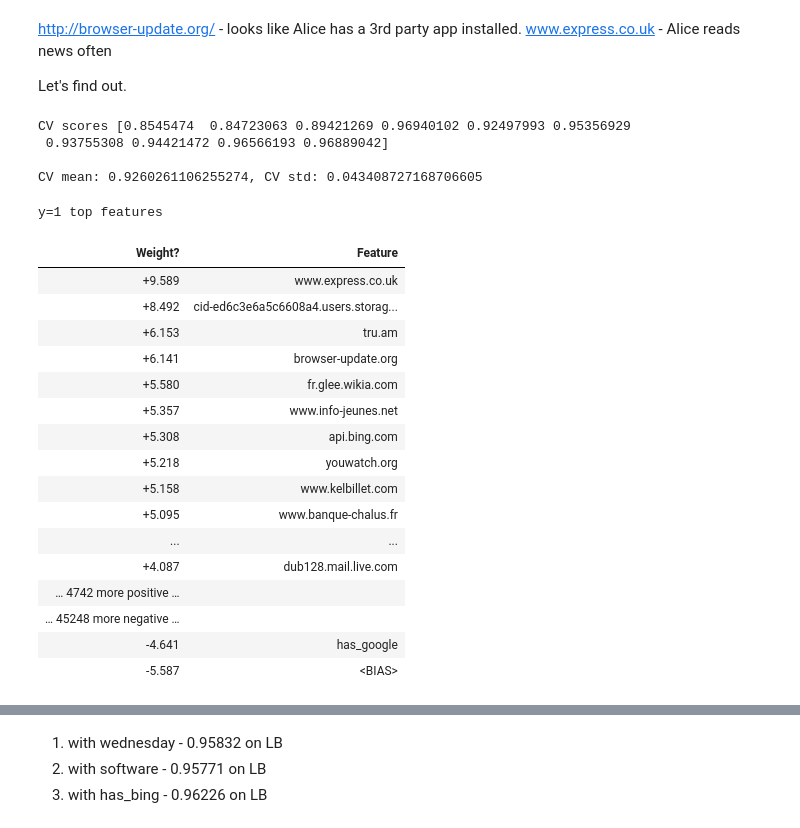
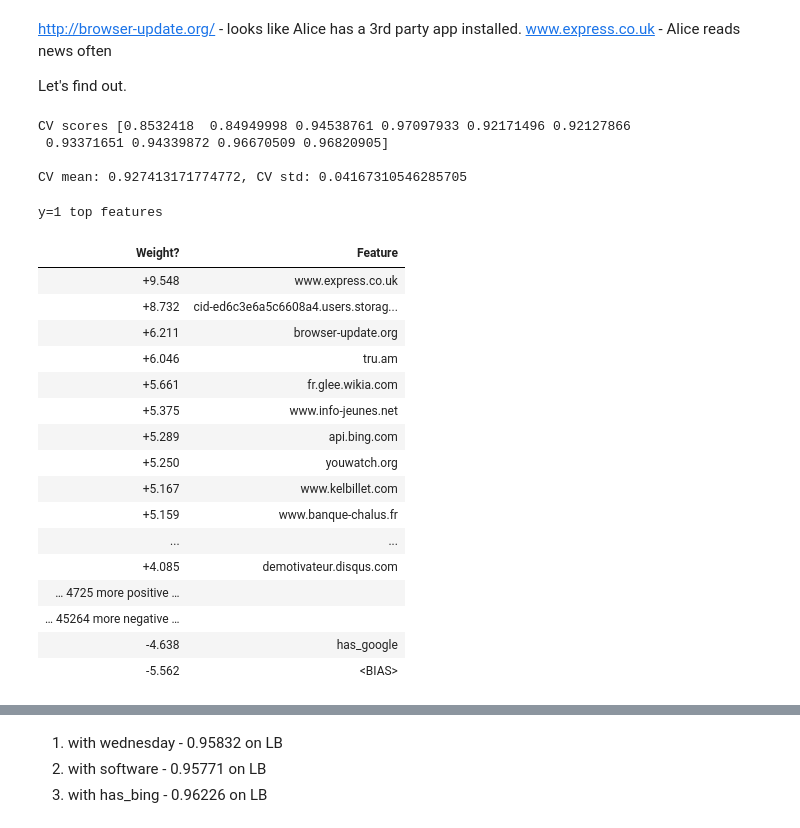
Before and after one commit to koolvn/mlcourse.ai, a Jupyter notebook: competitions/Time Aware Notebook.ipynb, the cells around one changed output, grey strips where cells are left out. Drawn from its saved outputs; the diff is of its cells as text; code cells hidden in the pictures.

Commit message:
Alice. Got 0.96247 ON LB

```diff
--- a/competitions/Time Aware Notebook.ipynb
+++ b/competitions/Time Aware Notebook.ipynb
@@ -333,6 +337,7 @@ def add_features(times, sites, X_sparse, top_alice_sites):
     vk_ids = []
     msft_ids = []
     bing_ids = []
+    unknown_ids = []
 
     for key in list(site_dict.keys()):
         if 'facebook' in key:
@@ -345,10 +350,11 @@ def add_features(times, sites, X_sparse, top_alice_sites):
             france_ids.append(site_dict[key])
         if 'vk.com' in key or 'vk.ru' in key:
             vk_ids.append(site_dict[key])
-        if 'storage.live' in key:
+        if 'storage.live' in key or '.live.com' in key or 'fr.msn.com' in key:
             msft_ids.append(site_dict[key])
-        if 'bing.com' in key:
+        if 'www.bing.com' in key:
             bing_ids.append(site_dict[key])
+
 
 
     sites_dict.loc[top_alice_sites.index]
@@ -371,7 +377,8 @@ def add_features(times, sites, X_sparse, top_alice_sites):
     fr_domains = scaler.fit_transform(fr_domains)
 #     fr_domains = sites.isin(france_ids).astype('int').sum(axis=1).astype('bool').astype('int').values.reshape(-1, 1)
     msft_usage = sites.isin(msft_ids).astype('int').sum(axis=1).astype('bool').astype('int').values.reshape(-1, 1)
-    start_bing = sites['site1'].isin(bing_ids).astype('int').values.reshape(-1, 1)
+    start_bing = sites[['site1', 'site2', 'site3']].isin(bing_ids).astype('int').sum(axis=1).astype('bool').astype('int').values.reshape(-1, 1)
+
 
     # stacking matrix
     objects_to_hstack = [X_sparse, morning, day, evening, night, durations,
@@ -392,6 +399,7 @@ def add_features(times, sites, X_sparse, top_alice_sites):
                          has_facebook,
                          may,
                          october,
+                         start_bing,
                         ]
 
     feature_names = ['morning', 'day','evening', 'night', 'durations',
@@ -412,6 +420,7 @@ def add_features(times, sites, X_sparse, top_alice_sites):
                      'has_facebook',
                      'may',
                      'october',
+                     'start_bing',
                     ]
 
     X = hstack(objects_to_hstack)
@@ -508,10 +514,10 @@ Leaderboard score = 0.96215
 %%time
 logit = LogisticRegression(random_state=SEED, solver='liblinear')
 
-params = {'C': np.logspace(0, 1.05, 10), 'tol': [BEST_LOGIT_TOL]}#np.linspace(0.1, 0.001, 10)}
+# params = {'C': np.logspace(0, 1.05, 10), 'tol': np.linspace(0.1, 0.0001, 10)}
 
-# params = {'C': [BEST_LOGIT_C],
-#           'tol': [BEST_LOGIT_TOL]}
+params = {'C': [BEST_LOGIT_C],#, 2.2387211385683394, 2.9286445646252366],
+          'tol': [BEST_LOGIT_TOL]}#,0.055600000000000004]}
 
 
 logit_grid_searcher = GridSearchCV(estimator=logit, param_grid=params,
@@ -654,6 +659,8 @@ def add_features(times, sites, X_sparse, top_alice_sites):
     bing_ids = []
     software_ids = []
     alice_top_ids = []
+    wiki_ids =[]
+
 
     for key in list(site_dict.keys()):
         if 'facebook' in key:
@@ -666,15 +673,17 @@ def add_features(times, sites, X_sparse, top_alice_sites):
             france_ids.append(site_dict[key])
         if 'vk.com' in key or 'vk.ru' in key:
             vk_ids.append(site_dict[key])
-        if 'storage.live' in key:
+        if 'storage.live' in key or '.live.com' in key:
             msft_ids.append(site_dict[key])
-        if 'bing.com' in key:
+        if 'www.bing.com' in key:
             bing_ids.append(site_dict[key])
         if 'news' in key or 'mail' in key or 'express' in key:
             software_ids.append(site_dict[key])
+        if 'wiki' in key:
+            wiki_ids.append(site_dict[key])
 
-        if 'www.google.fr' in key or 'www.youtube.com' in key or 's.youtube.com' in key or 'www.facebook.com' in key or 'i1.ytimg.com' in key:
-            alice_top_ids.append(site_dict[key])
+#         if 'www.google.fr' in key or 'www.youtube.com' in key or 's.youtube.com' in key or 'www.facebook.com' in key or 'i1.ytimg.com' in key:
+#             alice_top_ids.append(site_dict[key])
 
 
     sites_dict.loc[top_alice_sites.index]
@@ -703,6 +712,7 @@ def add_features(times, sites, X_sparse, top_alice_sites):
     has_software = sites.isin(sowftware_ids).astype('int').sum(axis=1).astype('bool').astype('int').values.reshape(-1, 1)
     has_alice_top = sites.isin(top_alice_ids).astype('int').sum(axis=1).values.reshape(-1, 1)
     has_alice_top = scaler.fit_transform(has_alice_top)
+    wiki = sites.isin(wiki_ids).astype('int').sum(axis=1).astype('bool').astype('int').values.reshape(-1, 1)
 
     # stacking matrix
     objects_to_hstack = [X_sparse, morning, day, evening, night,
@@ -713,7 +723,7 @@ def add_features(times, sites, X_sparse, top_alice_sites):
                          start_google,
                          start_youtube,
                          fr_domains,
-                         start_vk,
+#                          start_vk,
                          msft_usage,
                          summer,
 #                          week,
@@ -724,10 +734,11 @@ def add_features(times, sites, X_sparse, top_alice_sites):
                          has_facebook,
                          may,
                          october,
-                         wednesday,
+#                          wednesday,
 #                          has_software,
 #                          has_bing,
 #                          has_alice_top,
+                         wiki
 
                         ]
 
@@ -739,7 +750,7 @@ def add_features(times, sites, X_sparse, top_alice_sites):
                      'start_google',
                      'start_youtube',
                      'fr_domains',
-                     'start_vk',
+#                      'start_vk',
                      'msft_usage',
                      'summer',
 #                      'week',
@@ -750,10 +761,11 @@ def add_features(times, sites, X_sparse, top_alice_sites):
                      'has_facebook',
                      'may',
                      'october',
-                     'wednesday',
+#                      'wednesday',
 #                      'has_software',
 #                      'has_bing',
 #                      'has_alice_top',
+                     'wiki'
                     ]
 
     X = hstack(objects_to_hstack)
@@ -764,33 +776,34 @@ X_test, _ = add_features(test_times, test_sites, X_test_sites, top_alice_sites)
 # %%
 %%time
 cv_scores_tuned_new = train_and_predict(model=logit_grid_searcher.best_estimator_, X_train=X_train, y_train=y_train,
                                          X_test=X_test,
                                          site_feature_names=vectorizer.get_feature_names(),
                                          new_feature_names=new_feat_names,
                                          cv=time_split,
-                                         submission_file_name=pred_path + get_next_filename(filename)[0])
+                                         submission_file_name=pred_path + get_next_filename(filename)[0],
+                                         best_params=logit_grid_searcher.best_params_)
 # %% [output]
-CV scores [0.8545474  0.84723063 0.89421269 0.96940102 0.92497993 0.95356929
- 0.93755308 0.94421472 0.96566193 0.96889042]
+CV scores [0.8532418  0.84949998 0.94538761 0.97097933 0.92171496 0.92127866
+ 0.93371651 0.94339872 0.96670509 0.96820905]
 
-CV mean: 0.9260261106255274, CV std: 0.043408727168706605
+CV mean: 0.927413171774772, CV std: 0.04167310546285705
 y=1 top features
 | Weight? | Feature |
-| +9.589 | www.express.co.uk |
-| +8.492 | cid-ed6c3e6a5c6608a4.users.storag... |
-| +6.153 | tru.am |
-| +6.141 | browser-update.org |
-| +5.580 | fr.glee.wikia.com |
-| +5.357 | www.info-jeunes.net |
-| +5.308 | api.bing.com |
-| +5.218 | youwatch.org |
-| +5.158 | www.kelbillet.com |
-| +5.095 | www.banque-chalus.fr |
+| +9.548 | www.express.co.uk |
+| +8.732 | cid-ed6c3e6a5c6608a4.users.storag... |
+| +6.211 | browser-update.org |
+| +6.046 | tru.am |
+| +5.661 | fr.glee.wikia.com |
+| +5.375 | www.info-jeunes.net |
+| +5.289 | api.bing.com |
+| +5.250 | youwatch.org |
+| +5.167 | www.kelbillet.com |
+| +5.159 | www.banque-chalus.fr |
 | ... | ... |
-| +4.087 | dub128.mail.live.com |
-| … 4742 more positive … |  |
-| … 45248 more negative … |  |
-| -4.641 | has_google |
-| -5.587 | <BIAS> |
+| +4.085 | demotivateur.disqus.com |
+| … 4725 more positive … |  |
+| … 45264 more negative … |  |
+| -4.638 | has_google |
+| -5.562 | <BIAS> |
 New feature weights:
           feature      coef
```
Also changed, not shown: parts of 18 cells of this notebook.
